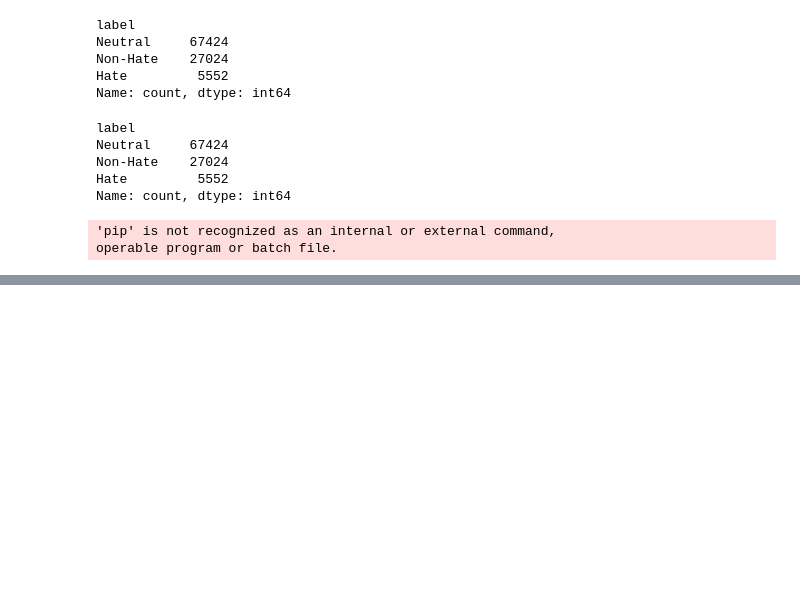
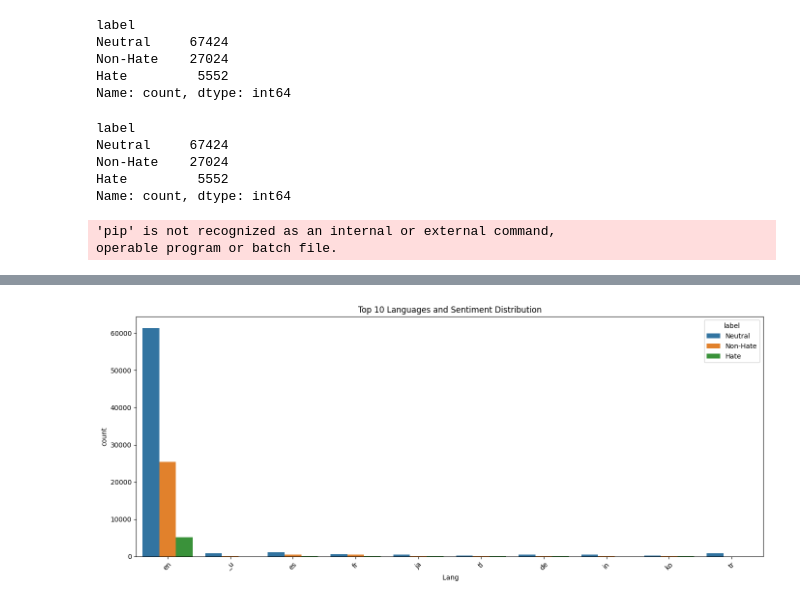
Before and after one commit to vignesh1battu-afk/hate-speech, a Jupyter notebook: Notebooks/hate_speech1.ipynb, the cells around one changed output, grey strips where cells are left out. Drawn from its saved outputs; the diff is of its cells as text; code cells hidden in the pictures; blank space fills up the shorter version.

```diff
--- a/Notebooks/hate_speech1.ipynb
+++ b/Notebooks/hate_speech1.ipynb
@@ -167,0 +187,11 @@ NameError: name 'plt' is not defined
+# %%
+# Sentiment by Language
+plt.figure(figsize=(14, 6))
+top_langs = df[' Lang'].value_counts().nlargest(10).index
+sns.countplot(data=df[df[' Lang'].isin(top_langs)], x=' Lang', hue='label')
+plt.title('Top 10 Languages and Sentiment Distribution')
+plt.xticks(rotation=45)
+plt.tight_layout()
+plt.show()
+# %% [output]
+[figure, added]
```
Also changed, not shown: parts of 9 cells of this notebook.
